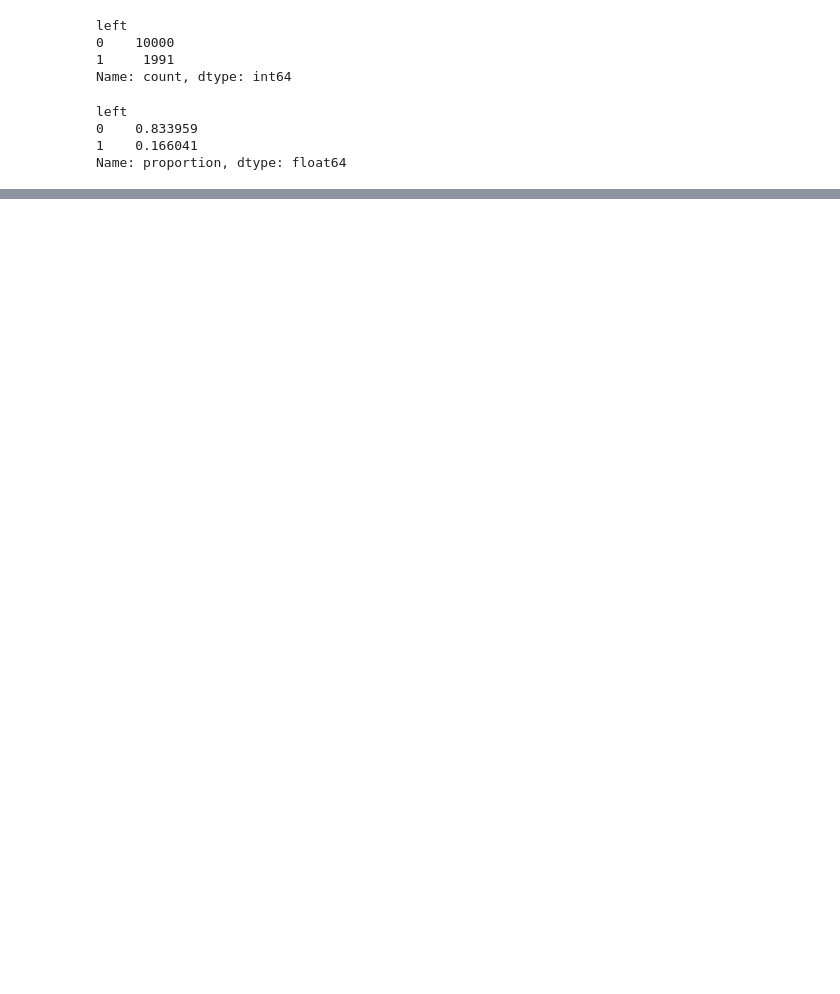
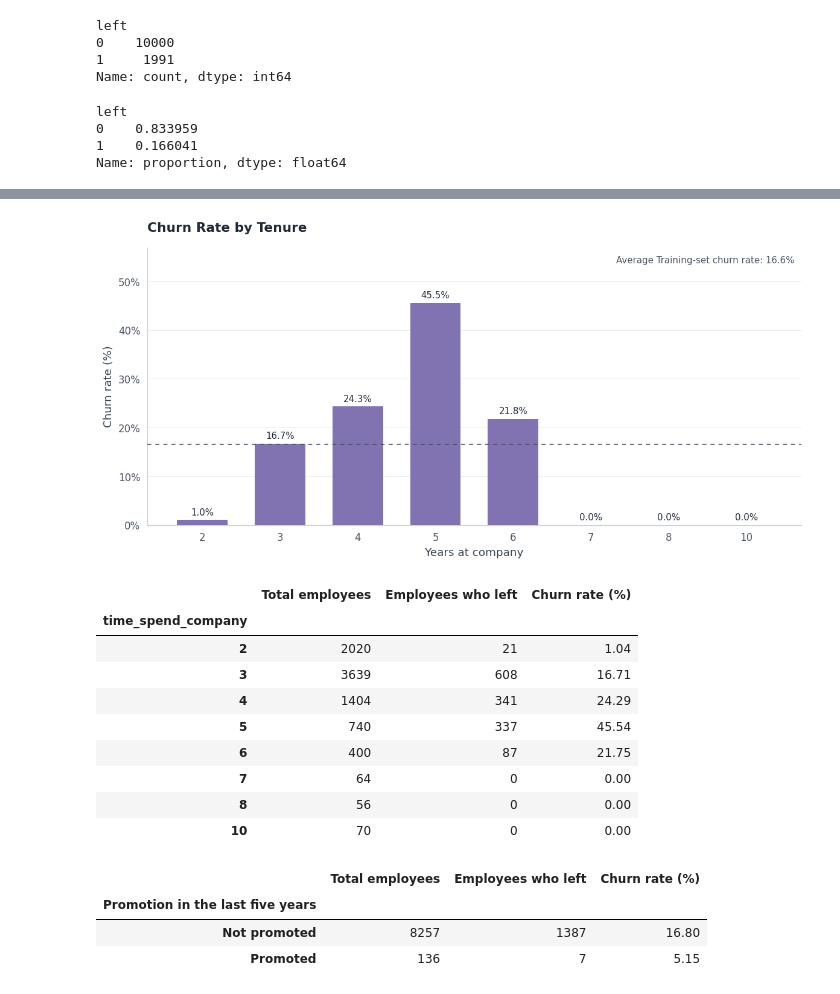
Before and after one commit to ducvu0904/Employee-churn---Group-7, a Jupyter notebook: EDA.ipynb, the cells around one changed output, grey strips where cells are left out. Drawn from its saved outputs; the diff is of its cells as text; code cells hidden in the pictures; blank space fills up the shorter version.

```diff
--- a/EDA.ipynb
+++ b/EDA.ipynb
@@ -79,0 +360,27 @@ Name: proportion, dtype: float64
+# %%
+tenure_summary = churn_summary("time_spend_company", sorted(data["time_spend_company"].unique()))
+fig, ax = plt.subplots(figsize=(10, 5))
+plot_churn_rate(tenure_summary, ax, "Churn Rate by Tenure", "Years at company", show_counts=False, color=TOPIC_COLORS["tenure"])
+plt.tight_layout()
+plt.show()
+show_churn_table(tenure_summary)
+
+promotion_summary = churn_summary("promotion_last_5years", [0, 1])
+promotion_summary.index.name = "Promotion in the last five years"
+show_churn_table(promotion_summary, {0: "Not promoted", 1: "Promoted"})
+# %% [output]
+[figure, added]
+|  | Total employees | Employees who left | Churn rate (%) |
+| time_spend_company |  |  |  |
+| 2 | 2020 | 21 | 1.04 |
+| 3 | 3639 | 608 | 16.71 |
+| 4 | 1404 | 341 | 24.29 |
+| 5 | 740 | 337 | 45.54 |
+| 6 | 400 | 87 | 21.75 |
+| 7 | 64 | 0 | 0.00 |
+| 8 | 56 | 0 | 0.00 |
+| 10 | 70 | 0 | 0.00 |
+|  | Total employees | Employees who left | Churn rate (%) |
+| Promotion in the last five years |  |  |  |
+| Not promoted | 8257 | 1387 | 16.80 |
+| Promoted | 136 | 7 | 5.15 |
```
Also changed, not shown: parts of 23 cells of this notebook, 3 other files.
